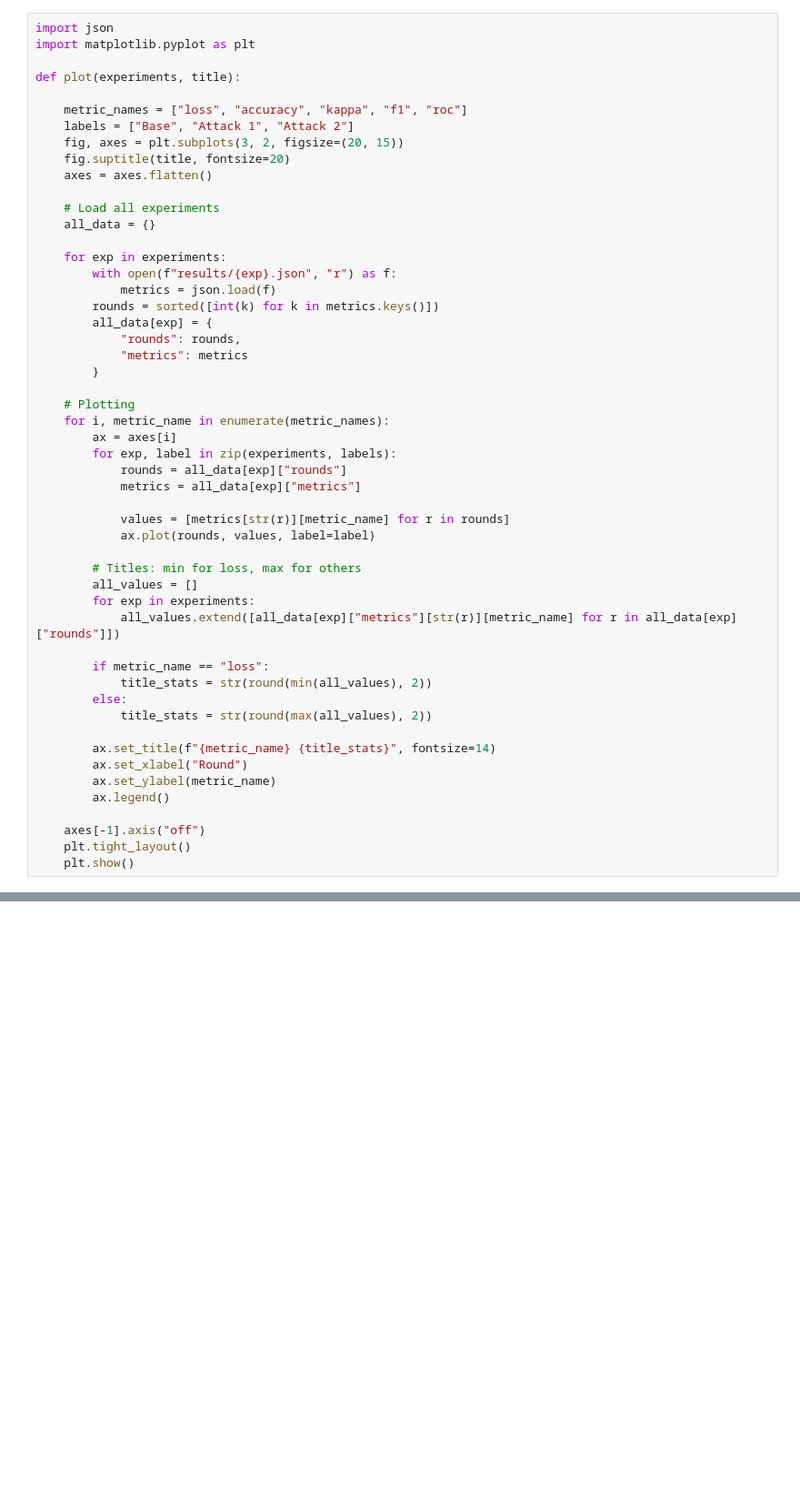
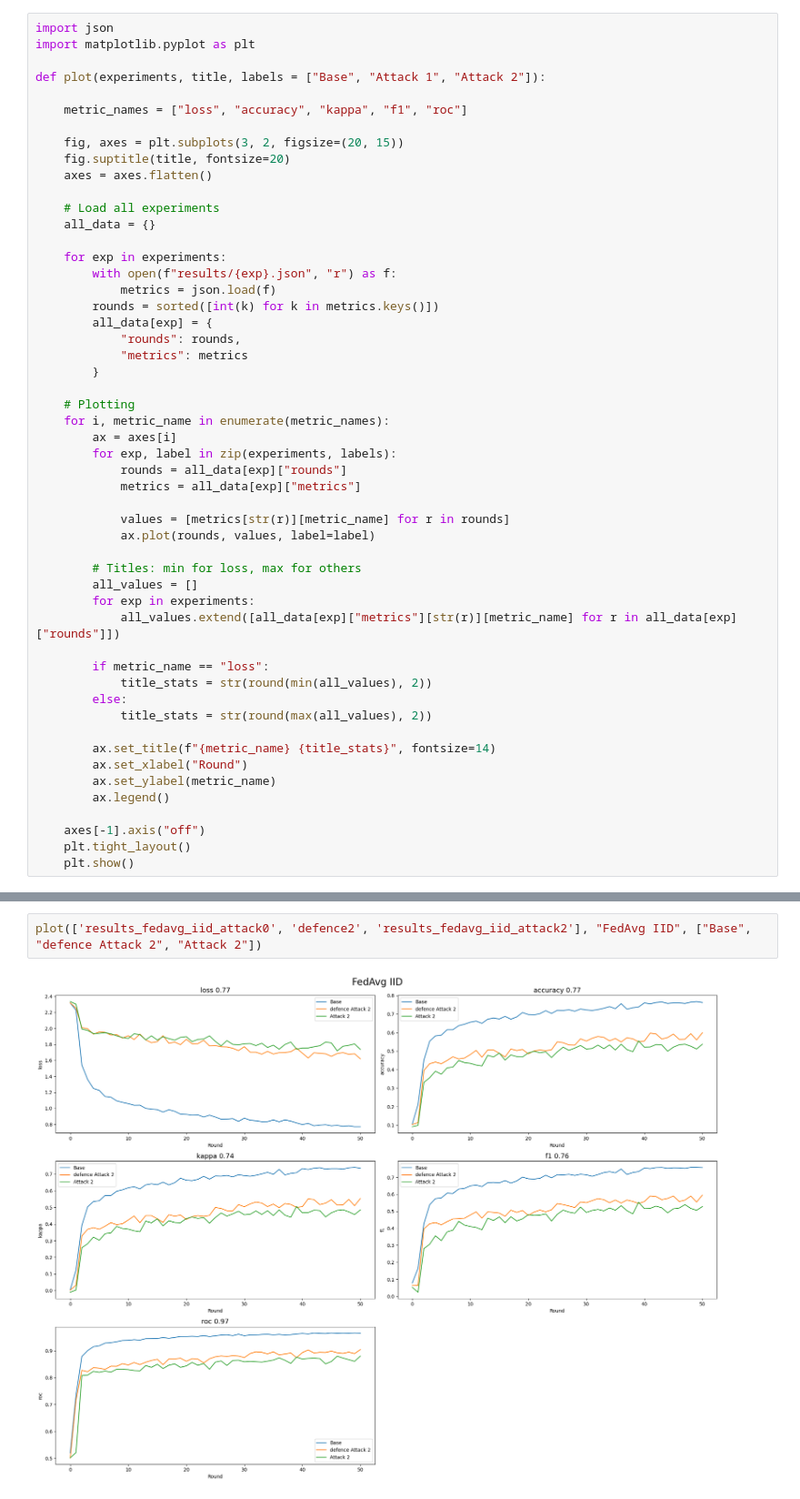
Before and after one commit to alhu22/Fedarated_learning, a Jupyter notebook: plots.ipynb, the cells around one changed output, grey strips where cells are left out. Shown at 91% size. Saved outputs shown, nothing was run; the diff lists cells and outputs as text; blank space fills up the shorter version.

Commit message:
Defence2 on attack with on two clients

```diff
--- a/plots.ipynb
+++ b/plots.ipynb
@@ -2,10 +2,10 @@
 import json
 import matplotlib.pyplot as plt
 
-def plot(experiments, title):
+def plot(experiments, title, labels = ["Base", "Attack 1", "Attack 2"]):
 
     metric_names = ["loss", "accuracy", "kappa", "f1", "roc"]
-    labels = ["Base", "Attack 1", "Attack 2"]
+
     fig, axes = plt.subplots(3, 2, figsize=(20, 15))
     fig.suptitle(title, fontsize=20)
     axes = axes.flatten()
@@ -76,3 +76,7 @@ plot(['results_fedprox_non_iid_attack0',
       'results_fedprox_non_iid_attack2'], "FedProx Non-IID")
 # %% [output]
 [figure]
+# %%
+plot(['results_fedavg_iid_attack0', 'defence2', 'results_fedavg_iid_attack2'], "FedAvg IID", ["Base", "defence Attack 2", "Attack 2"])
+# %% [output]
+[figure, added]
```
Also changed, not shown: 5 other files.
